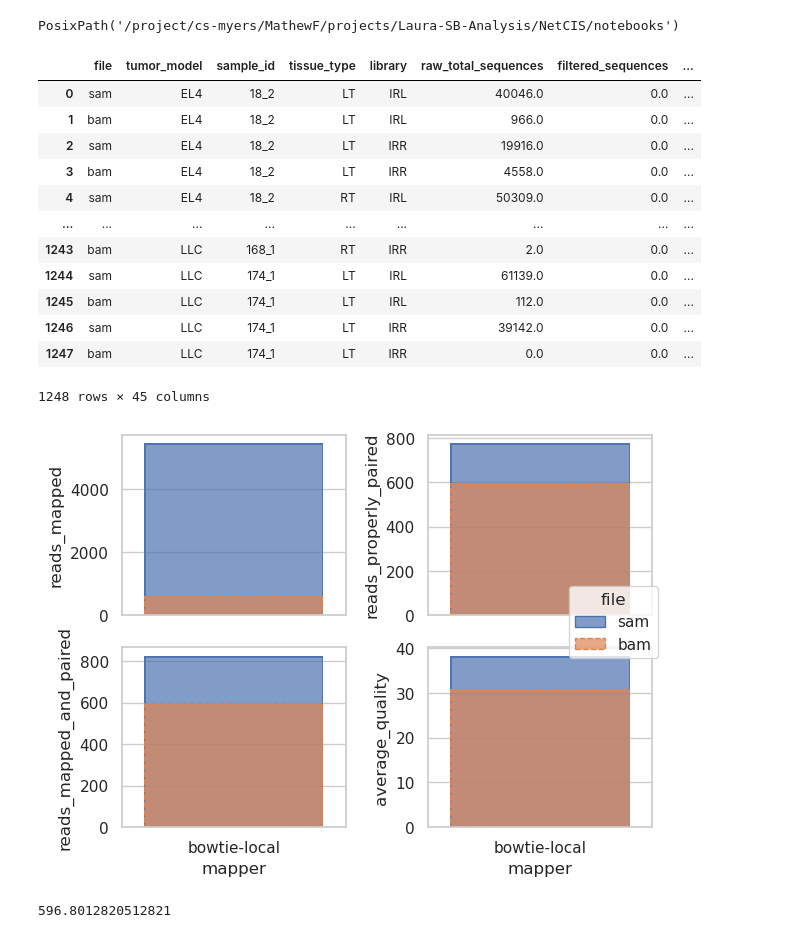
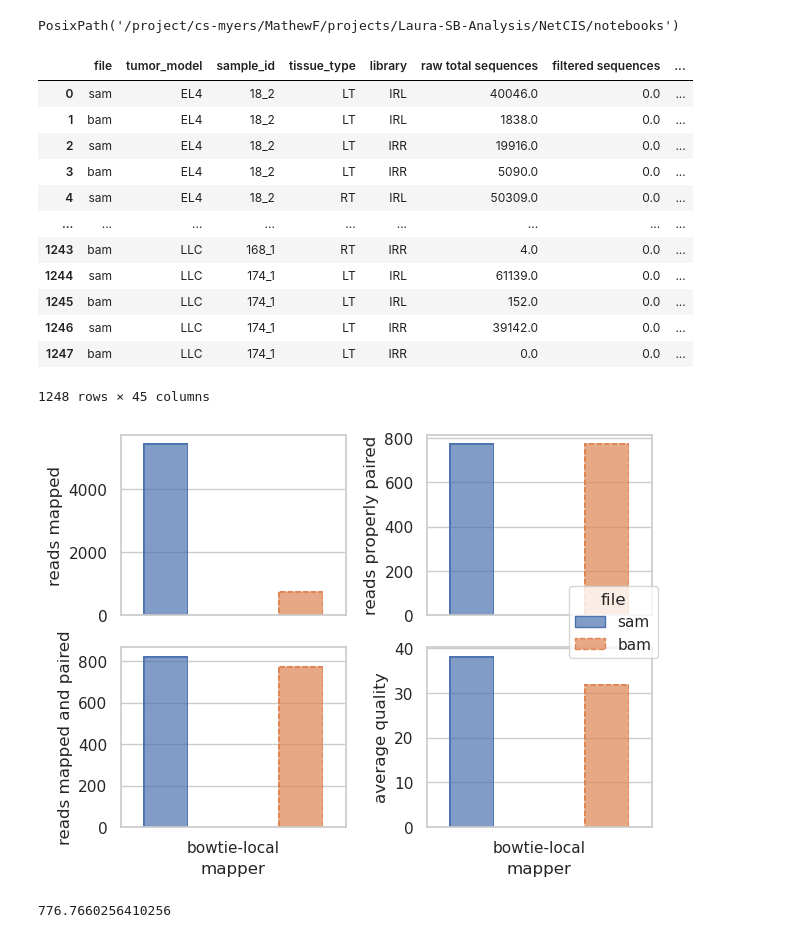
Before and after one commit to RogersLabGroup/NetCIS, a Jupyter notebook: notebooks/preprocess_reads_analysis.ipynb, the cells around one changed output. Saved outputs shown, nothing was run; the diff lists cells and outputs as text; code cells hidden in the pictures.

```diff
--- a/notebooks/preprocess_reads_analysis.ipynb
+++ b/notebooks/preprocess_reads_analysis.ipynb
@@ -44,44 +44,44 @@ def mapper_count_reads(bam_dir, in_file, mapper_name):
     return reads_df
 # %%
 input_file = Path("/project/cs-myers/MathewF/projects/Laura-SB-Analysis/input.tsv")
-bam_files = Path("/project/cs-myers/MathewF/projects/Laura-SB-Analysis/output/2020_SB-bam/")
+bam_files = Path("/project/cs-myers/MathewF/projects/Laura-SB-Analysis/output/2020_SB-no_threshold-bam/")
 # %%
 read_files_df = mapper_count_reads(bam_files, input_file, "bowtie-local")
 # read_files_df.to_csv(output_dir / "bowtie2_local-read_counts.csv")
 # %%
 data = read_files_df
-data.columns = [ str(col).replace(" ", "_") for col in data.columns ]
+# data.columns = [ str(col).replace(" ", "_") for col in data.columns ]
 display(data)
 # %% [output]
-|  | file | tumor_model | sample_id | tissue_type | library | raw_total_sequences | filtered_sequences | ... |
+|  | file | tumor_model | sample_id | tissue_type | library | raw total sequences | filtered sequences | ... |
 | 0 | sam | EL4 | 18_2 | LT | IRL | 40046.0 | 0.0 | ... |
-| 1 | bam | EL4 | 18_2 | LT | IRL | 966.0 | 0.0 | ... |
+| 1 | bam | EL4 | 18_2 | LT | IRL | 1838.0 | 0.0 | ... |
 | 2 | sam | EL4 | 18_2 | LT | IRR | 19916.0 | 0.0 | ... |
-| 3 | bam | EL4 | 18_2 | LT | IRR | 4558.0 | 0.0 | ... |
+| 3 | bam | EL4 | 18_2 | LT | IRR | 5090.0 | 0.0 | ... |
 | 4 | sam | EL4 | 18_2 | RT | IRL | 50309.0 | 0.0 | ... |
 | ... | ... | ... | ... | ... | ... | ... | ... | ... |
-| 1243 | bam | LLC | 168_1 | RT | IRR | 2.0 | 0.0 | ... |
+| 1243 | bam | LLC | 168_1 | RT | IRR | 4.0 | 0.0 | ... |
 | 1244 | sam | LLC | 174_1 | LT | IRL | 61139.0 | 0.0 | ... |
-| 1245 | bam | LLC | 174_1 | LT | IRL | 112.0 | 0.0 | ... |
+| 1245 | bam | LLC | 174_1 | LT | IRL | 152.0 | 0.0 | ... |
 | 1246 | sam | LLC | 174_1 | LT | IRR | 39142.0 | 0.0 | ... |
 | 1247 | bam | LLC | 174_1 | LT | IRR | 0.0 | 0.0 | ... |
 1248 rows × 45 columns
 # %%
-cols = ["reads_mapped",
-        "reads_mapped_and_paired",
-        "reads_properly_paired",
-        "average_quality",
+cols = ["reads mapped",
+        "reads mapped and paired",
+        "reads properly paired",
+        "average quality",
         ]
 g = (
     so.Plot(data, x="mapper", color="file", edgestyle="file")
-    .add(so.Bar(), so.Agg())
+    .add(so.Bar(), so.Agg(), so.Dodge())
     # .add(so.Range(), so.Est(errorbar="sd"), so.Dodge())
     .pair(wrap=2, y=cols)
     # .layout(size=(10,6))
     .theme({**axes_style("whitegrid")})
 )
 g.show()
-data[(data["mapper"] == "bowtie-local") & (data["file"] == "bam")]["reads_properly_paired"].mean()
+data[(data["mapper"] == "bowtie-local") & (data["file"] == "bam")]["reads properly paired"].mean()
 # %% [output]
-[figure, old version]
+[figure, new version]
-596.8012820512821
+776.7660256410256
```
Also changed, not shown: 4 other files.
